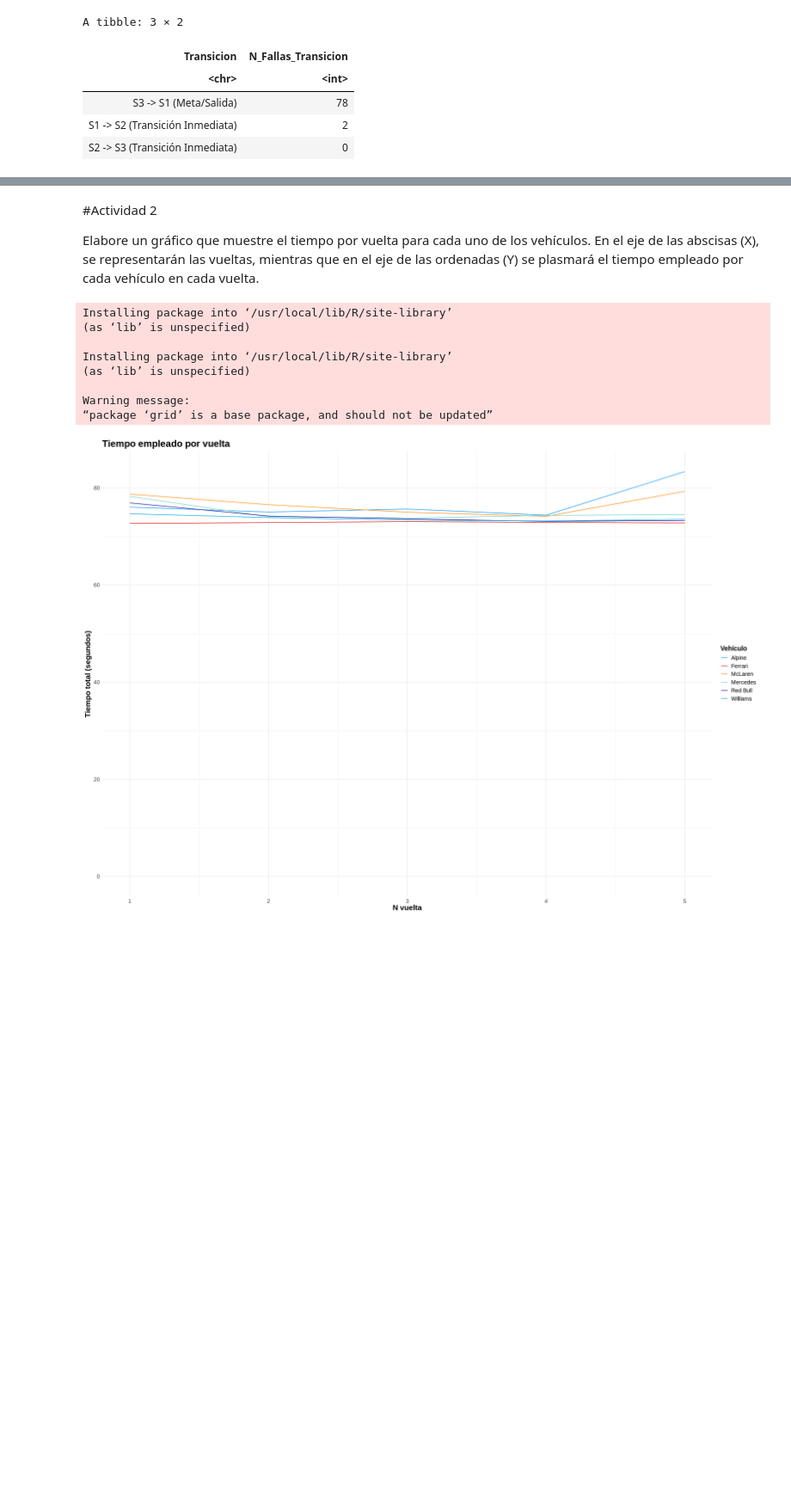
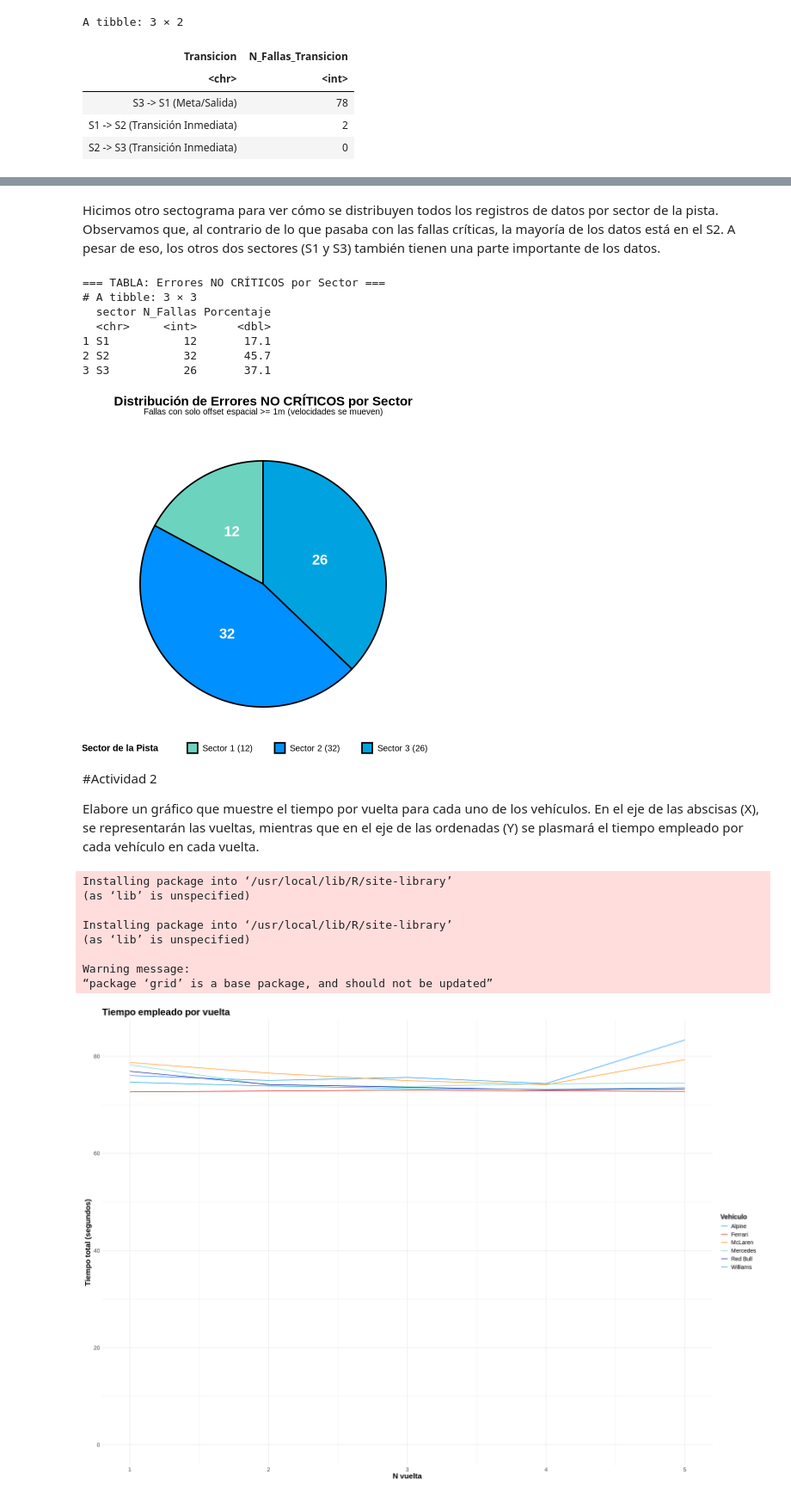
Before and after one commit to LuppeCh/F1EDA, a Jupyter notebook: Exploración_de_Datos_Trabajo_Final.ipynb, the cells around one changed output, grey strips where cells are left out. Shown at 86% size. Drawn from its saved outputs; the diff is of its cells as text; code cells hidden in the pictures; blank space fills up the shorter version.

```diff
--- a/Exploración_de_Datos_Trabajo_Final.ipynb
+++ b/Exploración_de_Datos_Trabajo_Final.ipynb
@@ -807,0 +1007,14 @@ A tibble: 3 × 2
+# %%
+falla_espacial_no_critica <- fallas_espaciales %>%
+  filter(velocidades_congeladas == FALSE) %>%
+  select(
+    carId, lapNum, binIndex, lap_distance, discrepancia_espacial,
+    sector, lap_time_invalid,
+    DIF_lap_time, DIF_vel_X, DIF_vel_Y, DIF_vel_Z,
+    lap_time, velocity_X, velocity_Y, velocity_Z
+  )
+
+cat("\n=== ERRORES NO CRÍTICOS (Solo Offset Espacial) ===\n")
+cat("Cantidad de registros:", nrow(falla_espacial_no_critica), "\n")
+cat("Descripción: Error de calibración/ruido en sensores de posición, pero el auto se mueve\n\n")
+print(falla_espacial_no_critica, n = Inf, width = Inf)
@@ -808,3 +1039,65 @@ A tibble: 3 × 2
+# %% [markdown]
+Hicimos otro sectograma para ver cómo se distribuyen todos los registros de datos por sector de la pista. Observamos que, al contrario de lo que pasaba con las fallas críticas, la mayoría de los datos está en el S2. A pesar de eso, los otros dos sectores (S1 y S3) también tienen una parte importante de los datos.
+# %%
+conteo_no_criticos_sector <- falla_espacial_no_critica %>%
+  group_by(sector) %>%
+  summarise(N_Fallas = n(), .groups = 'drop') %>%
+  mutate(
+    Porcentaje = N_Fallas / sum(N_Fallas) * 100,
+  )
+
+grafico_no_criticos_sector <- ggplot(conteo_no_criticos_sector,
+                                      aes(x = "", y = N_Fallas, fill = sector)) +
+  geom_bar(stat = "identity", width = 1, color = "black", linewidth = 1) +
+  coord_polar(theta = "y", start = 0) +
+
+  geom_text(aes(label = N_Fallas),
+            position = position_stack(vjust = 0.5),
+            size = 7, fontface = "bold", color = "white") +
+
+  scale_fill_manual(
+    values = c(
+      "S1" = "#6CD3BF",
+      "S2" = "#0090FF",
+      "S3" = "#00A3E0"
+    ),
+    labels = c(
+      "S1" = paste0("Sector 1 (", conteo_no_criticos_sector$N_Fallas[conteo_no_criticos_sector$sector == "S1"], ")"),
+      "S2" = paste0("Sector 2 (", conteo_no_criticos_sector$N_Fallas[conteo_no_criticos_sector$sector == "S2"], ")"),
+      "S3" = paste0("Sector 3 (", conteo_no_criticos_sector$N_Fallas[conteo_no_criticos_sector$sector == "S3"], ")")
+    )
+  ) +
+
+  labs(
+    title = "Distribución de Errores NO CRÍTICOS por Sector",
+    subtitle = "Fallas con solo offset espacial >= 1m (velocidades se mueven)",
+    fill = "Sector de la Pista",
+    x = NULL,
+    y = NULL
+  ) +
+
+  theme_void() +
+  theme(
+    plot.title = element_text(hjust = 0.5, face = "bold", size = 18),
+    plot.subtitle = element_text(hjust = 0.5, size = 12, margin = margin(b = 20)),
+    legend.position = "bottom",
+    legend.title = element_text(face = "bold", size = 13),
+    legend.text = element_text(size = 12)
+  )
+
+print(grafico_no_criticos_sector)
+
+cat("\n=== TABLA: Errores NO CRÍTICOS por Sector ===\n")
+print(conteo_no_criticos_sector)
+# %% [output]
+=== TABLA: Errores NO CRÍTICOS por Sector ===
+# A tibble: 3 × 3
+  sector N_Fallas Porcentaje
+  <chr>     <int>      <dbl>
+1 S1           12       17.1
+2 S2           32       45.7
+3 S3           26       37.1
+[figure, added]
 # %%
 options(repr.plot.width = 20, repr.plot.height = 14)
 # %% [markdown]
```
Also changed, not shown: parts of 22 cells of this notebook.
